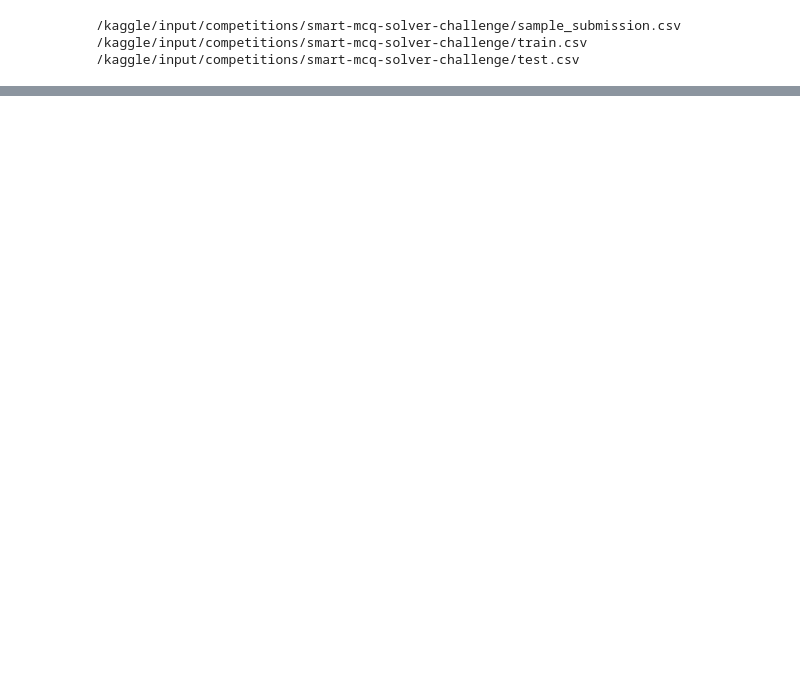
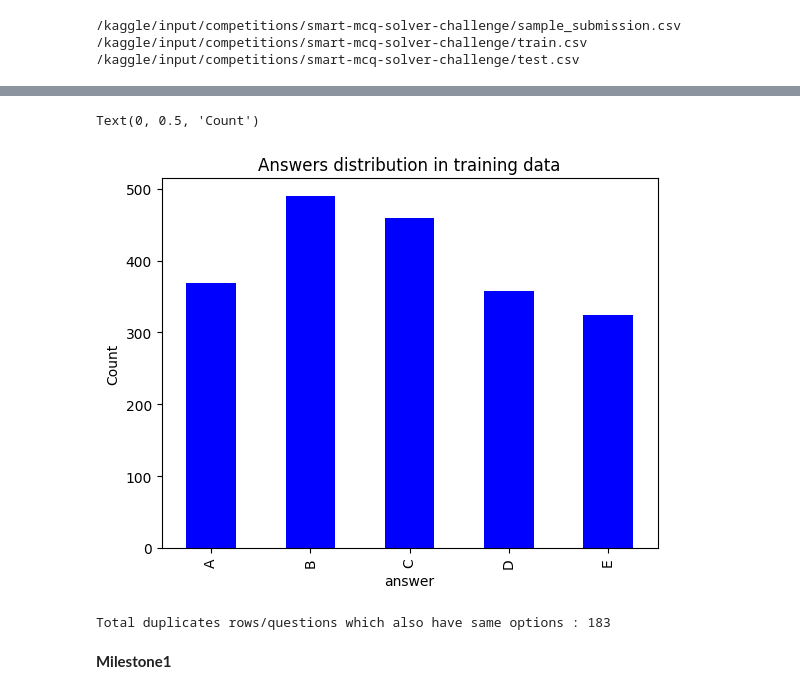
Before and after one commit to KhiranKumar123/dlgenai-t22026, a Jupyter notebook: DL-25f1000339-notebook-t22026.ipynb, the cells around one changed output, grey strips where cells are left out. Cells and saved outputs as stored; diff of their text form; code cells hidden in the pictures; blank space fills up the shorter version.

Commit message:
Kaggle Notebook | DL-25f1000339-notebook-t22026 | Version 2

```diff
--- a/DL-25f1000339-notebook-t22026.ipynb
+++ b/DL-25f1000339-notebook-t22026.ipynb
@@ -31,0 +37,5 @@ sample.to_csv("submission.csv", index =False)
+# %%
+train = pd.read_csv('/kaggle/input/competitions/smart-mcq-solver-challenge/train.csv')
+test = pd.read_csv('/kaggle/input/competitions/smart-mcq-solver-challenge/test.csv')
+train.head()
+test.head()
@@ -31,0 +87,3 @@ sample.to_csv("submission.csv", index =False)
+# %%
+answer_counts = train["answer"].value_counts()
+print(answer_counts)
@@ -31,0 +98,13 @@ sample.to_csv("submission.csv", index =False)
+# %%
+answer_counts.sort_index().plot(kind="bar", color="b",title="Answers distribution in training data")
+plt.ylabel("Count")
+# %% [output]
+Text(0, 0.5, 'Count')
+[figure, added]
+# %%
+dup_in_train = train.duplicated(subset=["prompt", "A","B","C","D","E"]).sum()
+print("Total duplicates rows/questions which also have same options :",dup_in_train)
+# %% [output]
+Total duplicates rows/questions which also have same options : 183
+# %% [markdown]
+**Milestone1**
```
Also changed, not shown: parts of 17 cells of this notebook.
